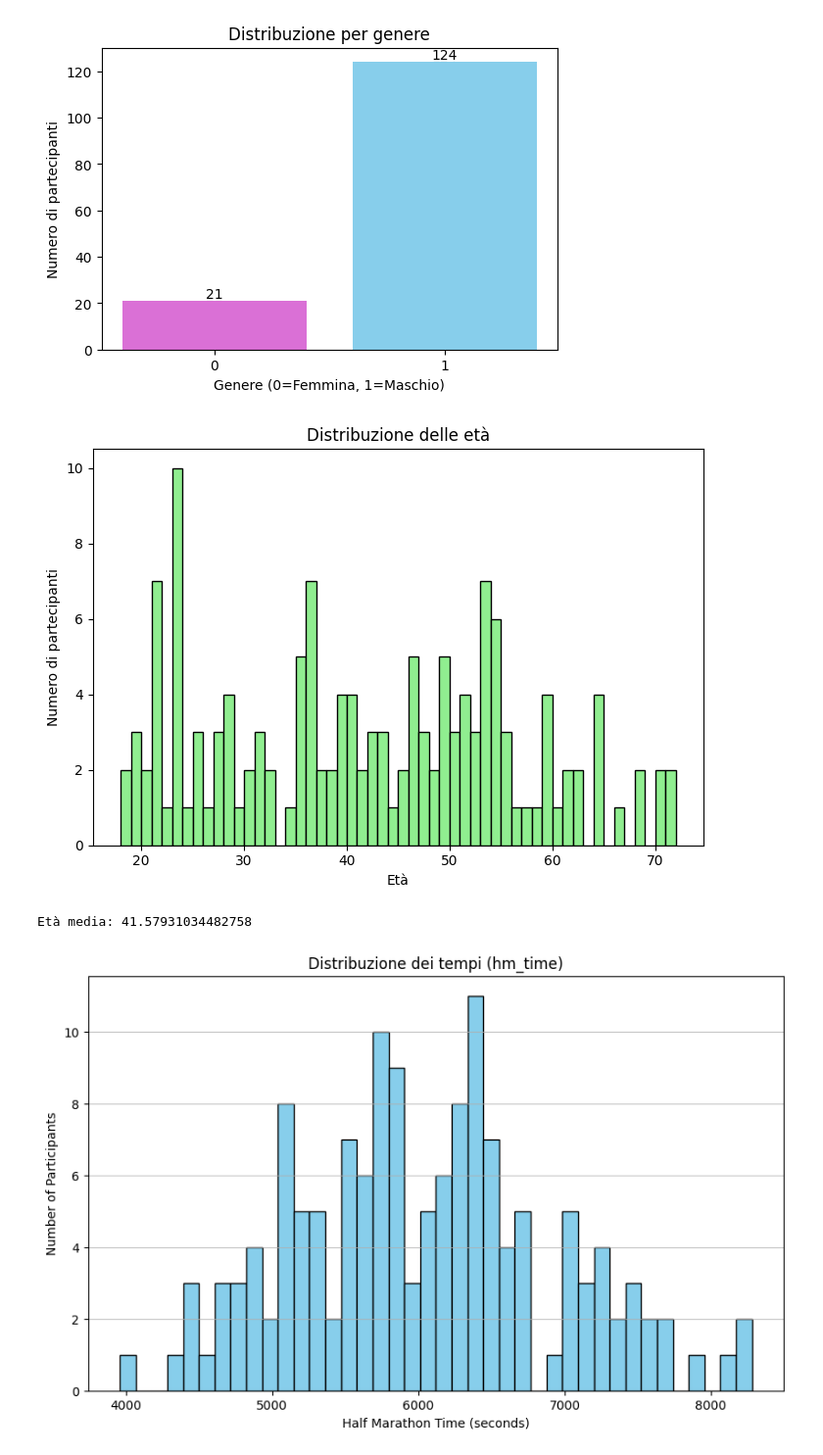
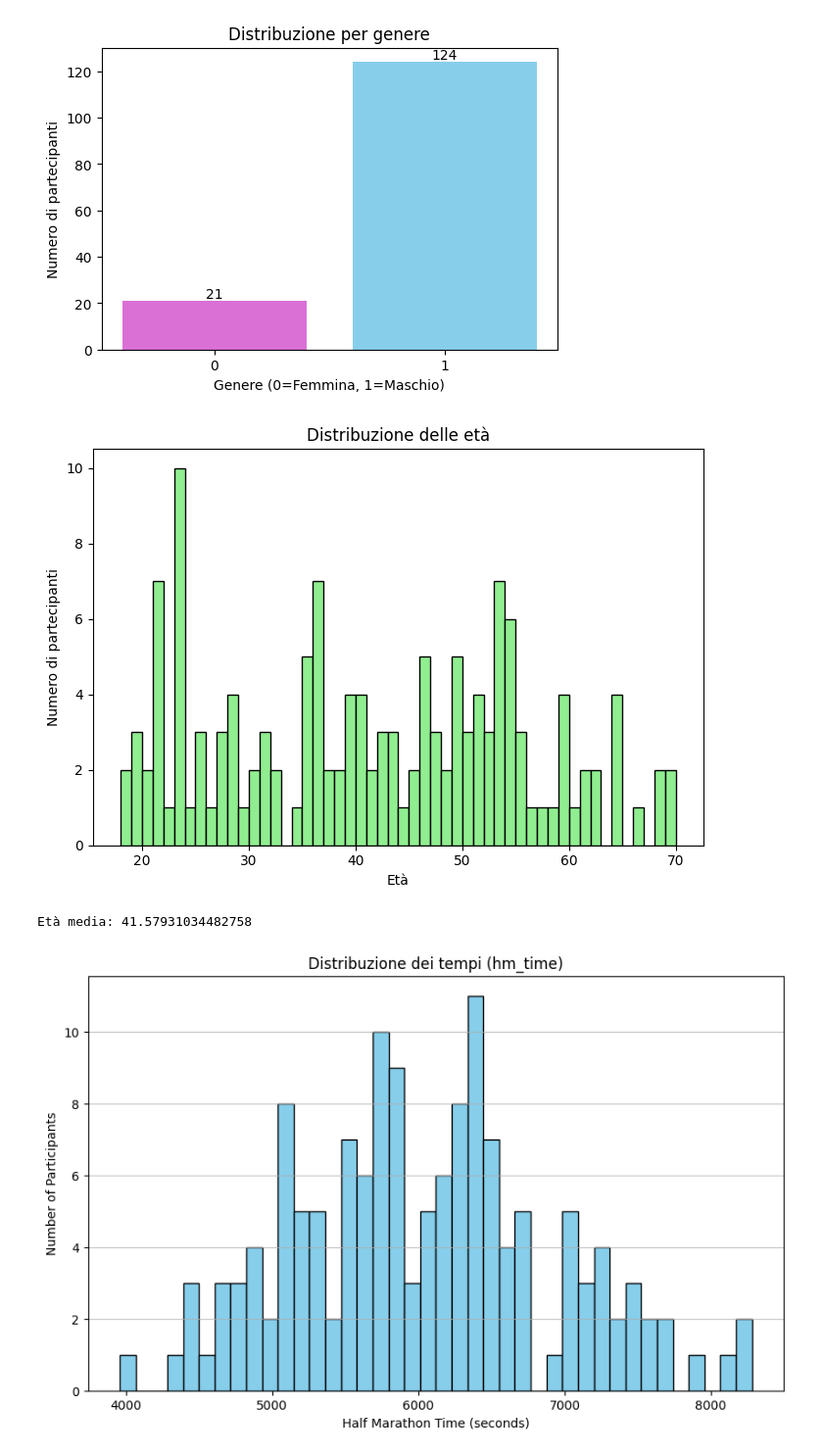
Before and after one commit to gabrynapo/HM_Time_Prediction_Thesis, a Jupyter notebook: data_cleaning.ipynb, the cells around one changed output. Shown at 98% size. Drawn from its saved outputs; the diff is of its cells as text; code cells hidden in the pictures.

```diff
--- a/data_cleaning.ipynb
+++ b/data_cleaning.ipynb
@@ -165,17 +164,17 @@ plt.show()
 # %%
 fig, ax = plt.subplots(figsize=(7, 5))
 
-ax.hist(df['age'], bins=range(df['age'].min(), df['age'].max() + 2), color='lightgreen', edgecolor='black')
+ax.hist(df['age'], bins=range(df['age'].min(), df['age'].max()), color='lightgreen', edgecolor='black')
 ax.set_xlabel('Età')
 ax.set_ylabel('Numero di partecipanti')
 ax.set_title('Distribuzione delle età')
 
 plt.tight_layout()
 plt.show()
 
 print("Età media:", df['age'].mean())
 # %% [output]
-[figure, old version]
+[figure, new version]
 Età media: 41.57931034482758
 # %%
 hm_time_sec = df['hm_time_sec']
```
Also changed, not shown: parts of 35 cells of this notebook.
